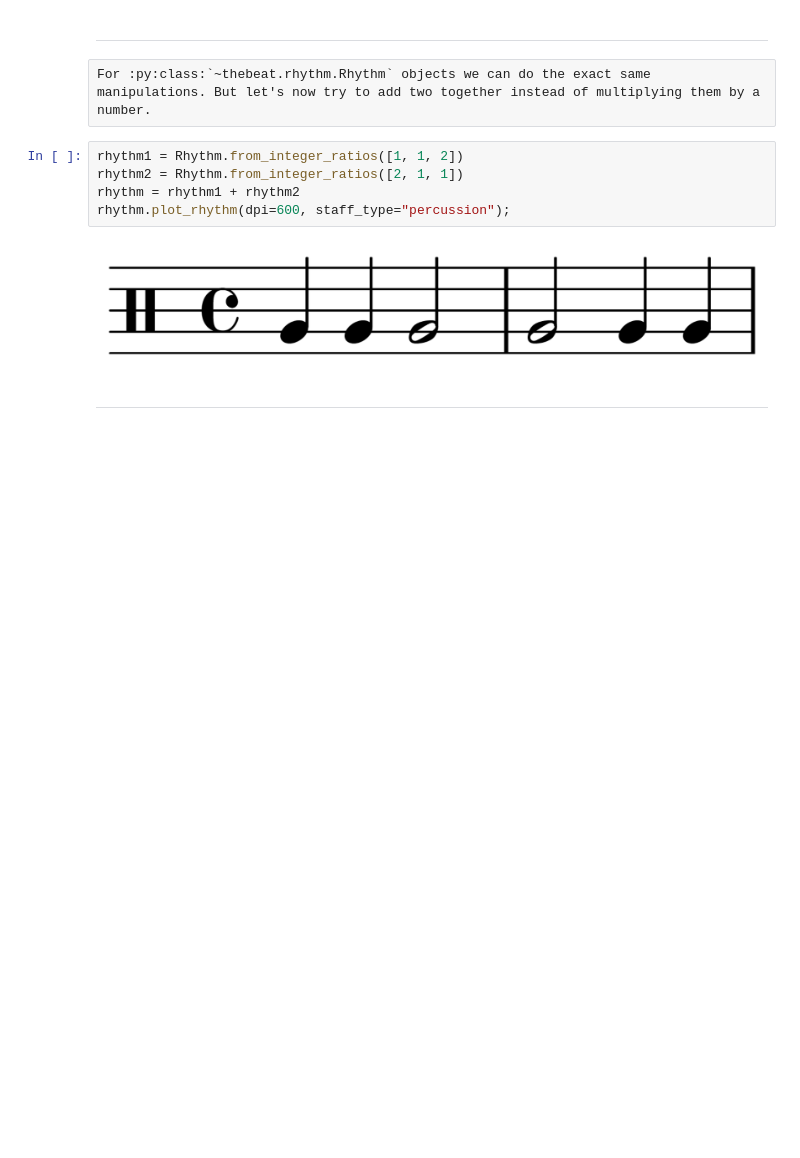
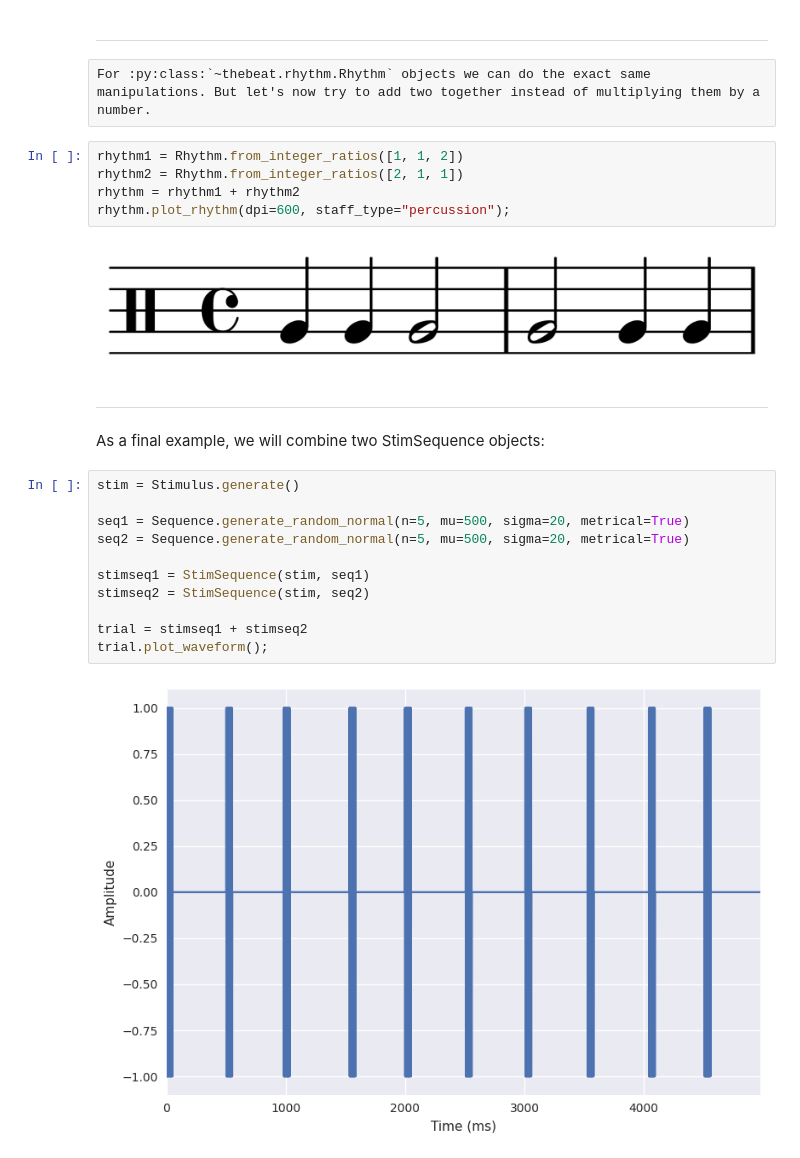
Before and after one commit to Jellevanderwerff/thebeat, a Jupyter notebook: docs/source/examples/snippets/combining_repeating.ipynb, the cells around one changed output. Drawn from its saved outputs; the diff is of its cells as text; blank space fills up the shorter version.

```diff
--- a/docs/source/examples/snippets/combining_repeating.ipynb
+++ b/docs/source/examples/snippets/combining_repeating.ipynb
@@ -40,3 +43,18 @@ rhythm.plot_rhythm(dpi=600, staff_type="percussion");
 [figure]
 # %% [markdown]
 ---
+# %% [markdown]
+As a final example, we will combine two StimSequence objects:
+# %%
+stim = Stimulus.generate()
+
+seq1 = Sequence.generate_random_normal(n=5, mu=500, sigma=20, metrical=True)
+seq2 = Sequence.generate_random_normal(n=5, mu=500, sigma=20, metrical=True)
+
+stimseq1 = StimSequence(stim, seq1)
+stimseq2 = StimSequence(stim, seq2)
+
+trial = stimseq1 + stimseq2
+trial.plot_waveform();
+# %% [output]
+[figure, added]
```
Also changed, not shown: parts of 6 cells of this notebook, 6 other files.
